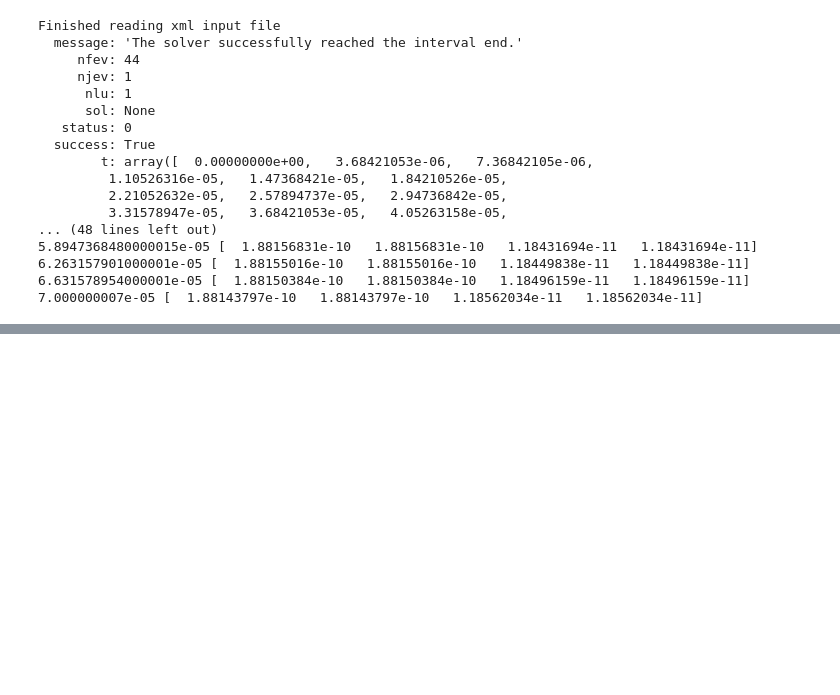
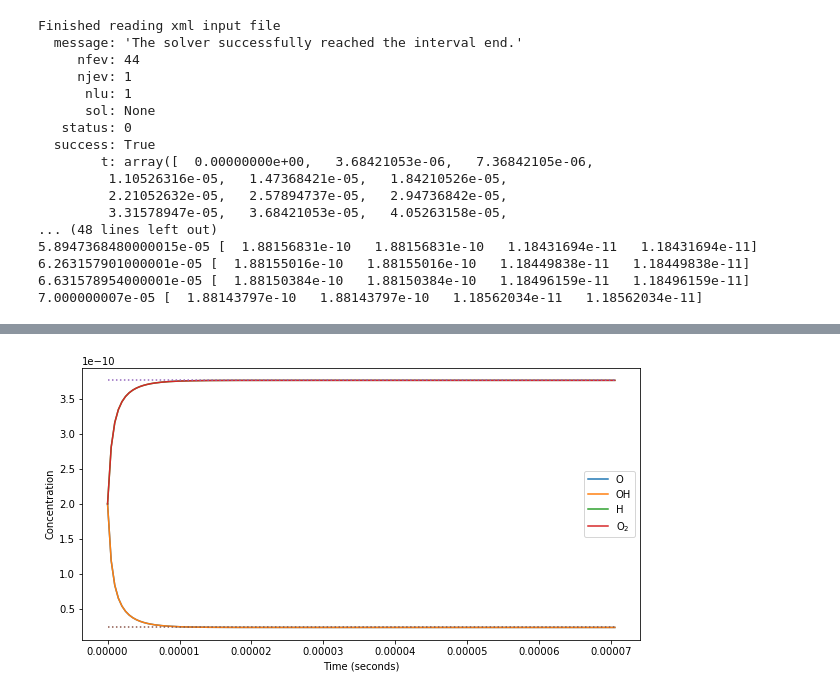
Before and after one commit to cs207group4/cs207-FinalProject, a Jupyter notebook: demo_notebook/demo_equilibrium.ipynb, the cells around one changed output, grey strips where cells are left out. Cells and saved outputs as stored; diff of their text form; code cells hidden in the pictures; blank space fills up the shorter version.

```diff
--- a/demo_notebook/demo_equilibrium.ipynb
+++ b/demo_notebook/demo_equilibrium.ipynb
@@ -105,0 +143,33 @@ array([  1.88132208e-10,   1.88132208e-10,   1.18677920e-11,
+# %%
+chem = chemkin("../tests/test_xml/rxns_singlereversible.xml")
+# initial concentration
+x_init = np.array([2,1,1,2])*1.e-10
+T = 1000
+cs = ChemSolver(chem)
+cs.T = T
+derivs = np.zeros(chem.nu_react.shape)
+print(chem.nu_react)
+x_init,kf, kb = chem._progress_rate_init(x_init, T)
+print(kf)
+print(kb)
+for i in range(len(chem.nu_react)):
+    prod1 = x_init**chem.nu_react
+    masked_prod1 = np.ma.array(prod1, mask = False)
+    masked_prod1[i] = True
+    derivs[i] =chem.nu_react[i]*x_init[i]**(chem.nu_react[i]-1)*kf*np.product(masked_prod1, axis = 0)
+
+    if np.any(chem.reversible):
+        prod2 = x_init**chem.nu_prod
+        masked_prod2 = np.ma.array(prod2, mask = False)
+        masked_prod2[i] = True
+        #print(chem.nu_prod[i]*x_init[i]**(chem.nu_prod[i]-1)*  kb * np.product(masked_prod2[:, chem.reversible], axis=0))
+        #print(derivs[i,chem.reversible])
+        derivs[i,chem.reversible] = derivs[i,chem.reversible] -chem.nu_prod[i]*x_init[i]**(chem.nu_prod[i]-1)*  kb * np.product(masked_prod2[:, chem.reversible], axis=0)
+
+#print(cs._jac(0,x_init))
+print(derivs)
+jac = np.zeros((len(chem.species), len(chem.species)))
+nu_diff_matrix = chem.nu_prod-chem.nu_react
+for j in range(len(chem.species)):
+    jac[:,j] = np.sum(derivs[j] * nu_diff_matrix, axis=1)
+print(jac)
@@ -105,0 +192,6 @@ array([  1.88132208e-10,   1.88132208e-10,   1.18677920e-11,
+# %%
+cs = ChemSolver(chem).solve(x_init, T, t_final, t_step, algorithm = 'dopri5')
+df_dopri5 = cs.to_df()
+plot_demo(df_dopri5)
+# %% [output]
+[figure, added]
```
Also changed, not shown: parts of 11 cells of this notebook, 2 other files.
